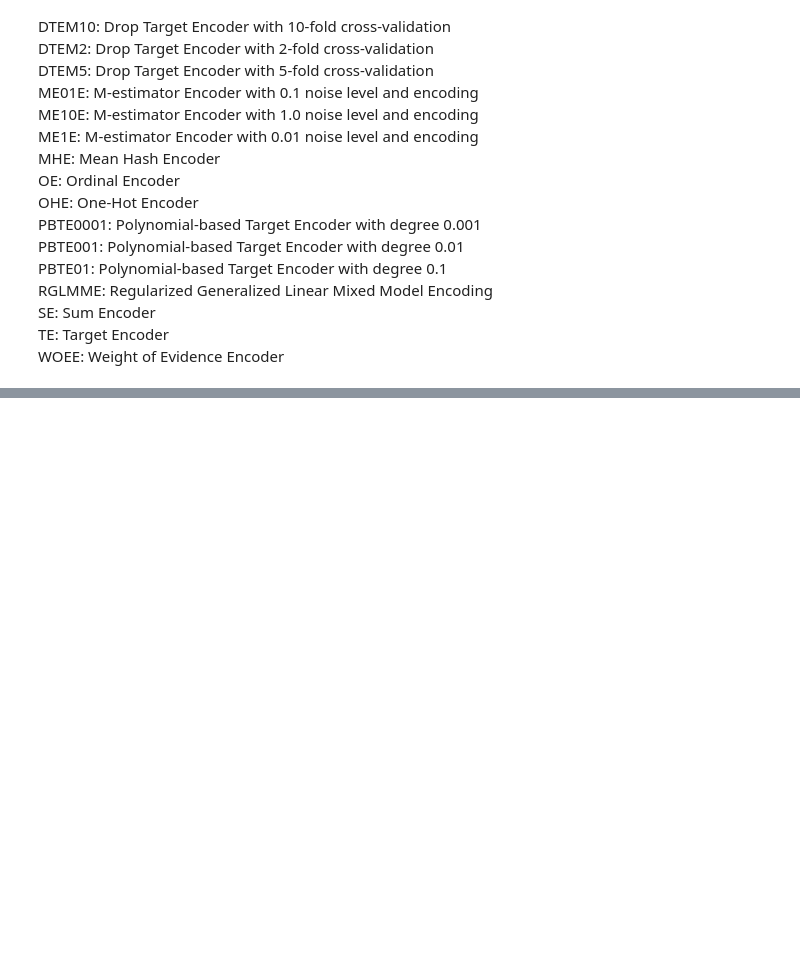
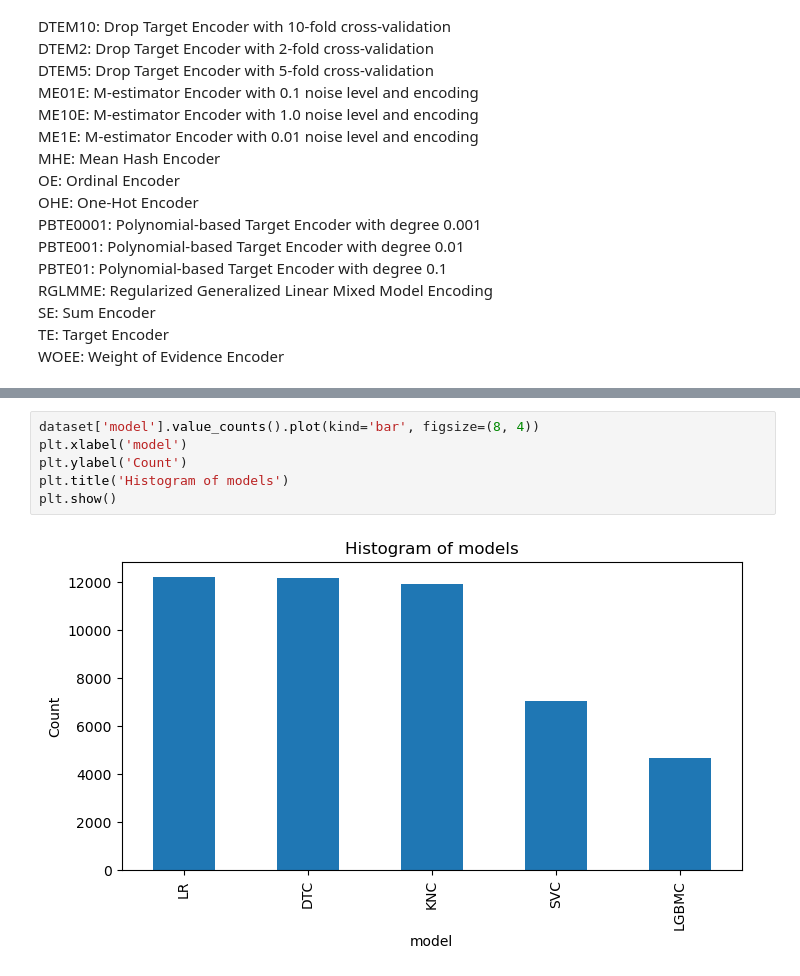
Before and after one commit to Sidies/ranking_encoders, a Jupyter notebook: notebooks/Exploration.ipynb, the cells around one changed output, grey strips where cells are left out. Drawn from its saved outputs; the diff is of its cells as text; blank space fills up the shorter version.

```diff
--- a/notebooks/Exploration.ipynb
+++ b/notebooks/Exploration.ipynb
@@ -137,0 +182,8 @@ The different encoders are almost equally distributed
+# %%
+dataset['model'].value_counts().plot(kind='bar', figsize=(8, 4))
+plt.xlabel('model')
+plt.ylabel('Count')
+plt.title('Histogram of models')
+plt.show()
+# %% [output]
+[figure, added]
```
Also changed, not shown: parts of 11 cells of this notebook.
